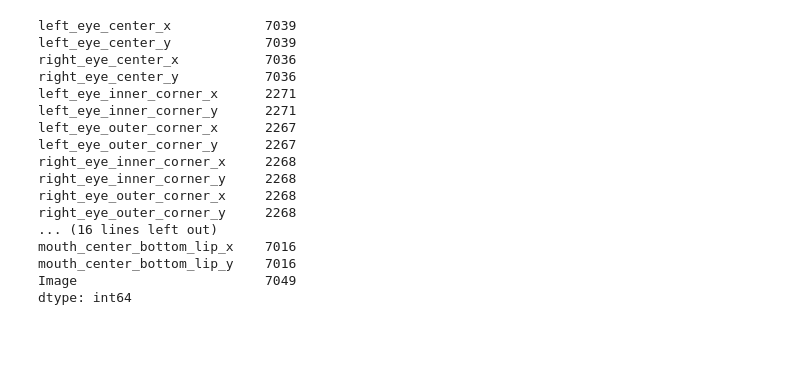
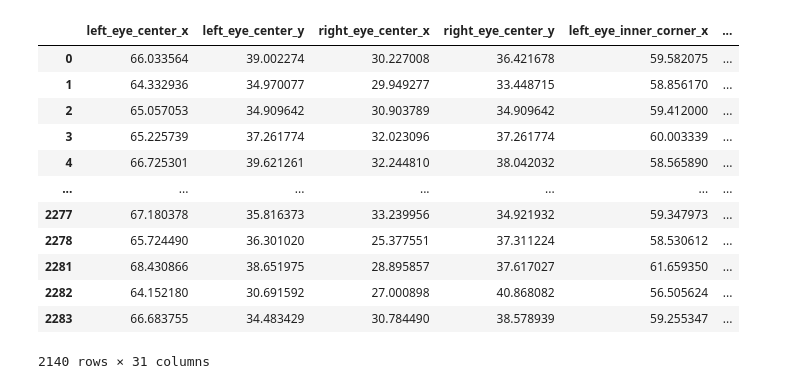
Before and after one commit to PioRow/WTUM_2024_zespol_4, a Jupyter notebook: DataAnalisys.ipynb, the cells around one changed output. Saved outputs shown, nothing was run; the diff lists cells and outputs as text; code cells hidden in the pictures; blank space fills up the shorter version.

```diff
--- a/DataAnalisys.ipynb
+++ b/DataAnalisys.ipynb
@@ -4,22 +4,19 @@ import numpy as np
 import matplotlib.pyplot as plt
 df=pd.read_csv("Data/FullData.csv.gz")
 # %%
-df.count()
+df.dropna(inplace=True)
+df
 # %% [output]
+|  | left_eye_center_x | left_eye_center_y | right_eye_center_x | right_eye_center_y | left_eye_inner_corner_x | ... |
+| 0 | 66.033564 | 39.002274 | 30.227008 | 36.421678 | 59.582075 | ... |
+| 1 | 64.332936 | 34.970077 | 29.949277 | 33.448715 | 58.856170 | ... |
+| 2 | 65.057053 | 34.909642 | 30.903789 | 34.909642 | 59.412000 | ... |
+| 3 | 65.225739 | 37.261774 | 32.023096 | 37.261774 | 60.003339 | ... |
+| 4 | 66.725301 | 39.621261 | 32.244810 | 38.042032 | 58.565890 | ... |
+| ... | ... | ... | ... | ... | ... | ... |
+| 2277 | 67.180378 | 35.816373 | 33.239956 | 34.921932 | 59.347973 | ... |
+| 2278 | 65.724490 | 36.301020 | 25.377551 | 37.311224 | 58.530612 | ... |
+| 2281 | 68.430866 | 38.651975 | 28.895857 | 37.617027 | 61.659350 | ... |
+| 2282 | 64.152180 | 30.691592 | 27.000898 | 40.868082 | 56.505624 | ... |
+| 2283 | 66.683755 | 34.483429 | 30.784490 | 38.578939 | 59.255347 | ... |
-left_eye_center_x            7039
-left_eye_center_y            7039
-right_eye_center_x           7036
-right_eye_center_y           7036
-left_eye_inner_corner_x      2271
-left_eye_inner_corner_y      2271
-left_eye_outer_corner_x      2267
-left_eye_outer_corner_y      2267
-right_eye_inner_corner_x     2268
-right_eye_inner_corner_y     2268
-right_eye_outer_corner_x     2268
-right_eye_outer_corner_y     2268
-... (16 lines left out)
-mouth_center_bottom_lip_x    7016
-mouth_center_bottom_lip_y    7016
-Image                        7049
-dtype: int64
+2140 rows × 31 columns
```
Also changed, not shown: parts of 15 cells of this notebook, 1 other file.
